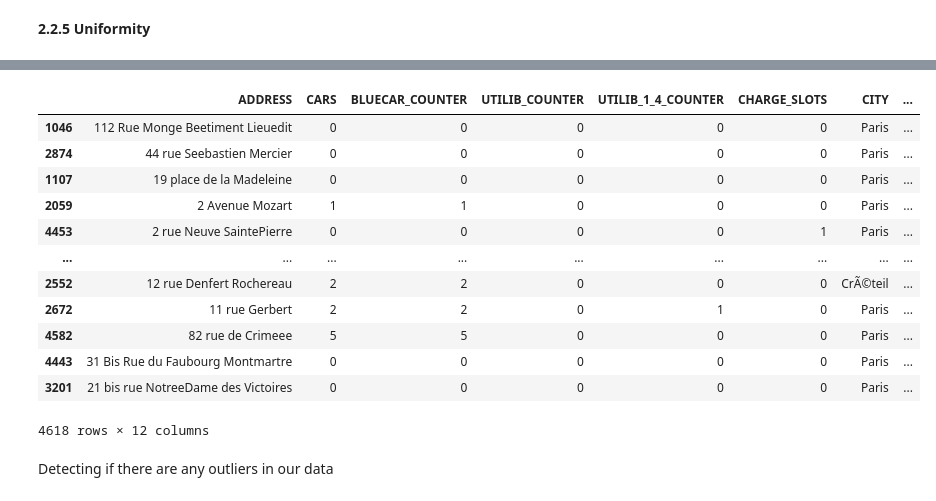
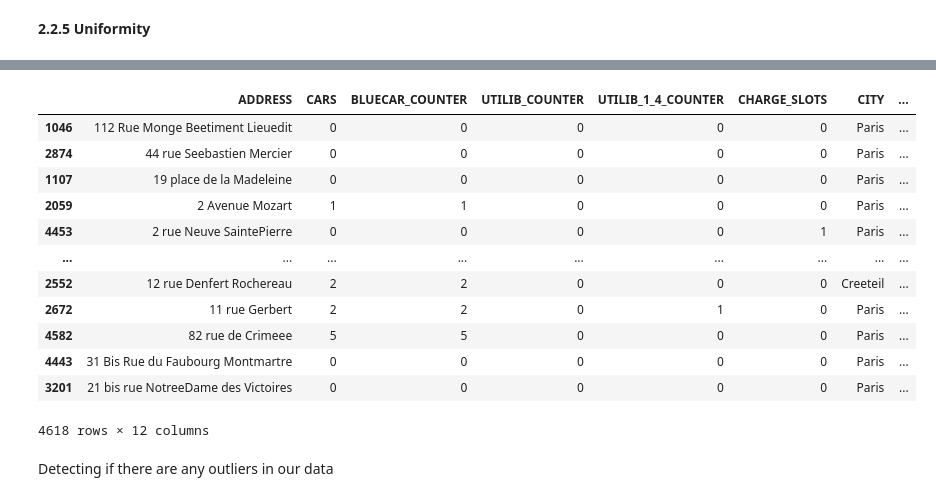
Before and after one commit to Obreintelly/Week_4_IP_Autolib_Data, a Jupyter notebook: Moringa_Data_Science_Prep_W4_Independent_Project_2021_03_Obrein_Telly_Autolib.ipynb, the cells around one changed output, grey strips where cells are left out. Cells and saved outputs as stored; diff of their text form; code cells hidden in the pictures.

```diff
--- a/Moringa_Data_Science_Prep_W4_Independent_Project_2021_03_Obrein_Telly_Autolib.ipynb
+++ b/Moringa_Data_Science_Prep_W4_Independent_Project_2021_03_Obrein_Telly_Autolib.ipynb
@@ -393,16 +393,16 @@ autolib_new.head(3)
 # %%
 #Lets sort our data by date to ensure we start with the earliest Date
-autolib_new= autolib_new.sort_values("DATE", ascending=True )
-autolib_new
+autolib_new_set= autolib_new.sort_values("DATE", ascending=True )
+autolib_new_set
 # %% [output]
 |  | ADDRESS | CARS | BLUECAR_COUNTER | UTILIB_COUNTER | UTILIB_1_4_COUNTER | CHARGE_SLOTS | CITY | ... |
 | 1046 | 112 Rue Monge Beetiment Lieuedit | 0 | 0 | 0 | 0 | 0 | Paris | ... |
 | 2874 | 44 rue Seebastien Mercier | 0 | 0 | 0 | 0 | 0 | Paris | ... |
 | 1107 | 19 place de la Madeleine | 0 | 0 | 0 | 0 | 0 | Paris | ... |
 | 2059 | 2 Avenue Mozart | 1 | 1 | 0 | 0 | 0 | Paris | ... |
 | 4453 | 2 rue Neuve SaintePierre | 0 | 0 | 0 | 0 | 1 | Paris | ... |
 | ... | ... | ... | ... | ... | ... | ... | ... | ... |
-| 2552 | 12 rue Denfert Rochereau | 2 | 2 | 0 | 0 | 0 | CrÃ©teil | ... |
+| 2552 | 12 rue Denfert Rochereau | 2 | 2 | 0 | 0 | 0 | Creeteil | ... |
 | 2672 | 11 rue Gerbert | 2 | 2 | 0 | 1 | 0 | Paris | ... |
 | 4582 | 82 rue de Crimeee | 5 | 5 | 0 | 0 | 0 | Paris | ... |
 | 4443 | 31 Bis Rue du Faubourg Montmartre | 0 | 0 | 0 | 0 | 0 | Paris | ... |
```
Also changed, not shown: parts of 19 cells of this notebook.
